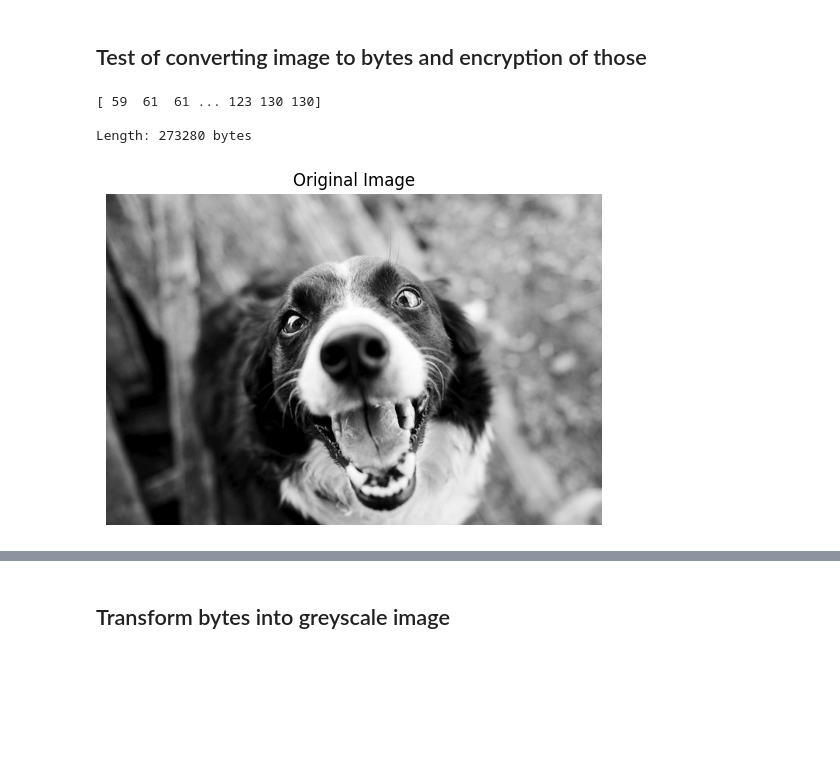
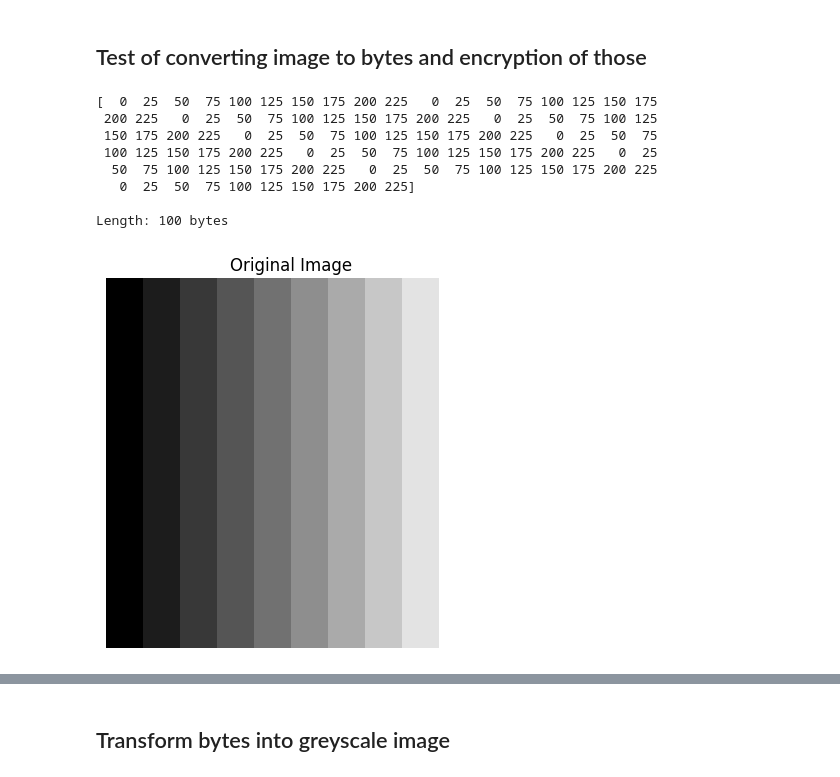
Before and after one commit to Nesbocaj20/AES_Project, a Jupyter notebook: AES.ipynb, the cells around one changed output, grey strips where cells are left out. Cells and saved outputs as stored; diff of their text form; code cells hidden in the pictures; blank space fills up the shorter version.

```diff
--- a/AES.ipynb
+++ b/AES.ipynb
@@ -400,7 +409,8 @@ def grayscaleImageToByteArray(image_path):
     equivalent to np.array([byte for byte in message.encode('utf-8')]).
     """
     # Read the image
-    image = iio.imread(image_path)[:,:,0]
+    # image = iio.imread(image_path)[:,:,0] # For other images than the 10 x 10 grey scale one
+    image = iio.imread(image_path)
 
     # Check: must be 2D (grayscale)
     if image.ndim != 2:
@@ -417,7 +427,7 @@ def grayscaleImageToByteArray(image_path):
 ## Test of converting image to bytes and encryption of those
 # %%
 # Convert the image into a flat byte array (1D NumPy array of uint8 values)
-byte_array = grayscaleImageToByteArray("dog.png")
+byte_array = grayscaleImageToByteArray("10x10_grayscale.png")
 
 # Print all byte values from the image (flattened)
 print(byte_array)
@@ -426,23 +436,28 @@ print()
 # Print the total number of bytes (i.e., pixels in the grayscale image)
 print(f"Length: {len(byte_array)} bytes")
 # %% [output]
-[ 59  61  61 ... 123 130 130]
+[  0  25  50  75 100 125 150 175 200 225   0  25  50  75 100 125 150 175
+ 200 225   0  25  50  75 100 125 150 175 200 225   0  25  50  75 100 125
+ 150 175 200 225   0  25  50  75 100 125 150 175 200 225   0  25  50  75
+ 100 125 150 175 200 225   0  25  50  75 100 125 150 175 200 225   0  25
+  50  75 100 125 150 175 200 225   0  25  50  75 100 125 150 175 200 225
+   0  25  50  75 100 125 150 175 200 225]
 
-Length: 273280 bytes
+Length: 100 bytes
 # %%
 # Assume known dimensions
-shape = (427, 640)  # ← Adjust this to match the actual image size!
+shape = (10, 10)  # ← Adjust this to match the actual image size!
 
 # Original image
 original_image = byteArrayToGrayscaleImage(byte_array, shape)
 
 # Display the image
 plt.imshow(original_image, cmap='gray')
 plt.title("Original Image")
 plt.axis('off')
 plt.show()
 # %% [output]
-[figure, old version]
+[figure, new version]
 # %%
 testKey = Gfield(np.array([0x2b, 0x7e, 0x15, 0x16, 0x28, 0xae, 0xd2, 0xa6, 0xab, 0xf7, 0x15, 0x88, 0x09, 0xcf, 0x4f, 0x3c]))
 
```
Also changed, not shown: parts of 8 cells of this notebook.
